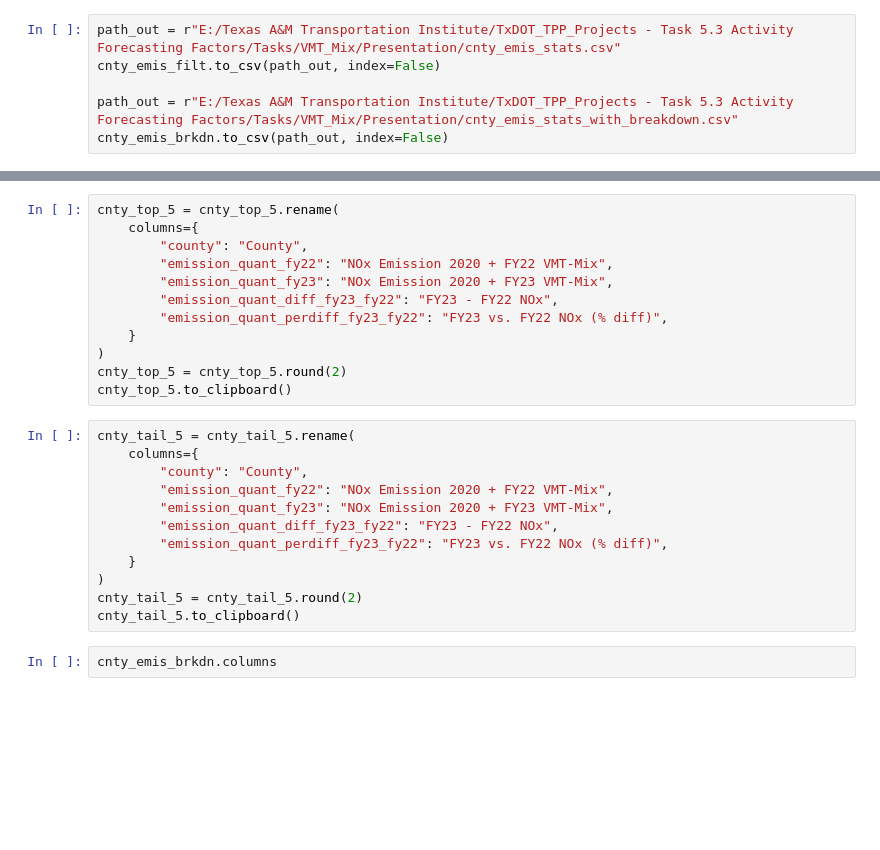
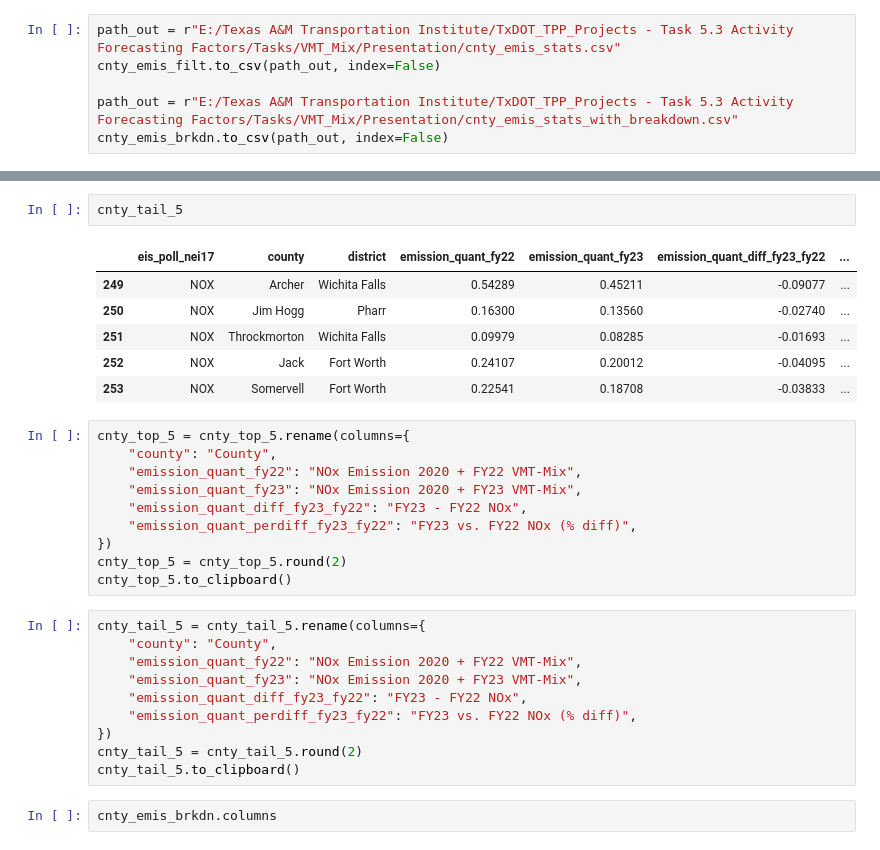
Before and after one commit to Apoorb/FY23_VMT_Mix, a Jupyter notebook: analysis/aerr_impact_fy23.ipynb, the cells around one changed output, grey strips where cells are left out. Saved outputs shown, nothing was run; the diff lists cells and outputs as text; blank space fills up the shorter version.

```diff
--- a/analysis/aerr_impact_fy23.ipynb
+++ b/analysis/aerr_impact_fy23.ipynb
@@ -1652,25 +1536,30 @@ cnty_tail_5 = cnty_emis_filt.tail(5)
+# %%
+cnty_tail_5
+# %% [output]
+|  | eis_poll_nei17 | county | district | emission_quant_fy22 | emission_quant_fy23 | emission_quant_diff_fy23_fy22 | ... |
+| 249 | NOX | Archer | Wichita Falls | 0.54289 | 0.45211 | -0.09077 | ... |
+| 250 | NOX | Jim Hogg | Pharr | 0.16300 | 0.13560 | -0.02740 | ... |
+| 251 | NOX | Throckmorton | Wichita Falls | 0.09979 | 0.08285 | -0.01693 | ... |
+| 252 | NOX | Jack | Fort Worth | 0.24107 | 0.20012 | -0.04095 | ... |
+| 253 | NOX | Somervell | Fort Worth | 0.22541 | 0.18708 | -0.03833 | ... |
 # %%
-cnty_top_5 = cnty_top_5.rename(
-    columns={
-        "county": "County",
-        "emission_quant_fy22": "NOx Emission 2020 + FY22 VMT-Mix",
-        "emission_quant_fy23": "NOx Emission 2020 + FY23 VMT-Mix",
-        "emission_quant_diff_fy23_fy22": "FY23 - FY22 NOx",
-        "emission_quant_perdiff_fy23_fy22": "FY23 vs. FY22 NOx (% diff)",
-    }
-)
+cnty_top_5 = cnty_top_5.rename(columns={
+    "county": "County",
+    "emission_quant_fy22": "NOx Emission 2020 + FY22 VMT-Mix",
+    "emission_quant_fy23": "NOx Emission 2020 + FY23 VMT-Mix",
+    "emission_quant_diff_fy23_fy22": "FY23 - FY22 NOx",
+    "emission_quant_perdiff_fy23_fy22": "FY23 vs. FY22 NOx (% diff)",
+})
 cnty_top_5 = cnty_top_5.round(2)
 cnty_top_5.to_clipboard()
 # %%
-cnty_tail_5 = cnty_tail_5.rename(
-    columns={
-        "county": "County",
-        "emission_quant_fy22": "NOx Emission 2020 + FY22 VMT-Mix",
-        "emission_quant_fy23": "NOx Emission 2020 + FY23 VMT-Mix",
-        "emission_quant_diff_fy23_fy22": "FY23 - FY22 NOx",
-        "emission_quant_perdiff_fy23_fy22": "FY23 vs. FY22 NOx (% diff)",
-    }
-)
+cnty_tail_5 = cnty_tail_5.rename(columns={
+    "county": "County",
+    "emission_quant_fy22": "NOx Emission 2020 + FY22 VMT-Mix",
+    "emission_quant_fy23": "NOx Emission 2020 + FY23 VMT-Mix",
+    "emission_quant_diff_fy23_fy22": "FY23 - FY22 NOx",
+    "emission_quant_perdiff_fy23_fy22": "FY23 vs. FY22 NOx (% diff)",
+})
 cnty_tail_5 = cnty_tail_5.round(2)
 cnty_tail_5.to_clipboard()
 # %%
```
Also changed, not shown: parts of 25 cells of this notebook, 2 other files.
